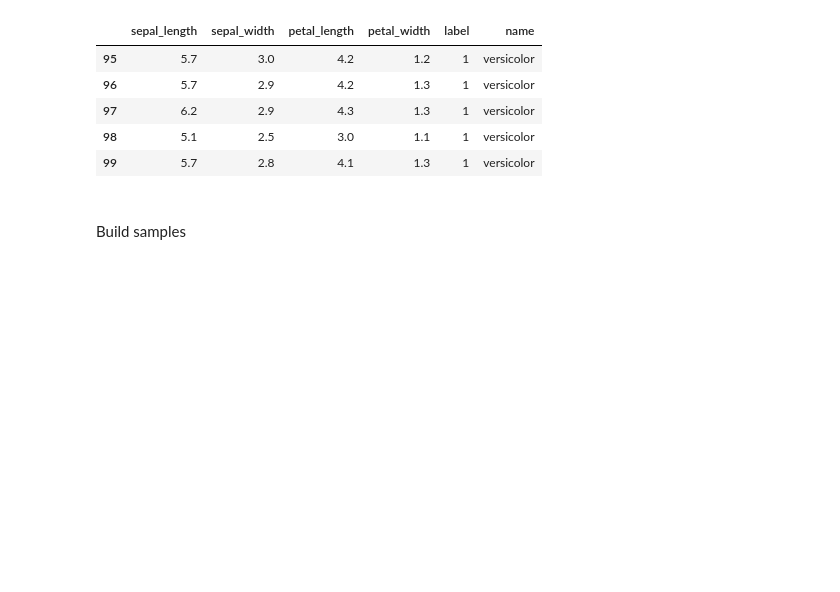
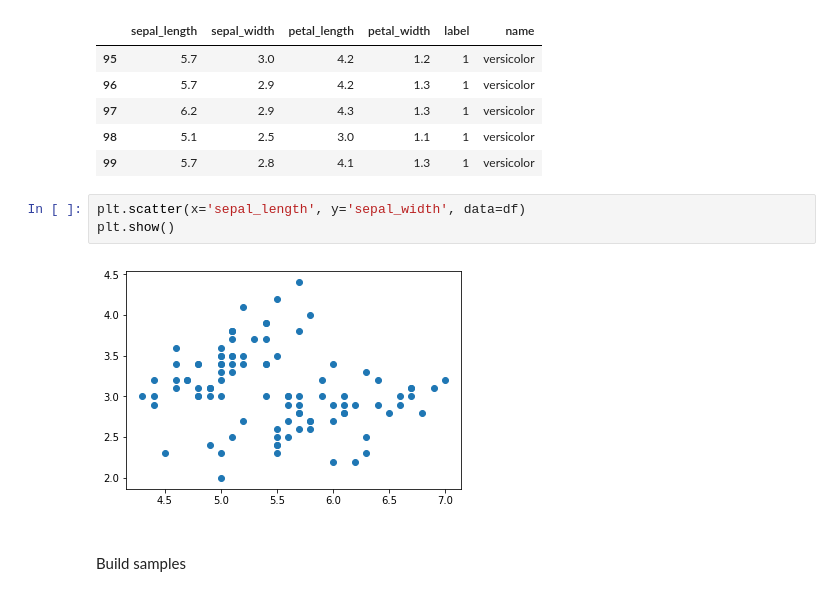
Before and after one commit to foxxxz/ml.math, a Jupyter notebook: MLMATH_Clustering_with_Optimization.ipynb, the cells around one changed output. Cells and saved outputs as stored; diff of their text form; blank space fills up the shorter version.

Commit message:
scatter plot without label added

```diff
--- a/MLMATH_Clustering_with_Optimization.ipynb
+++ b/MLMATH_Clustering_with_Optimization.ipynb
@@ -22,6 +22,11 @@ df.tail()
 | 97 | 6.2 | 2.9 | 4.3 | 1.3 | 1 | versicolor |
 | 98 | 5.1 | 2.5 | 3.0 | 1.1 | 1 | versicolor |
 | 99 | 5.7 | 2.8 | 4.1 | 1.3 | 1 | versicolor |
+# %%
+plt.scatter(x='sepal_length', y='sepal_width', data=df)
+plt.show()
+# %% [output]
+[figure, added]
 # %% [markdown]
 <br>
 Build samples
```
Also changed, not shown: 1 other file.
